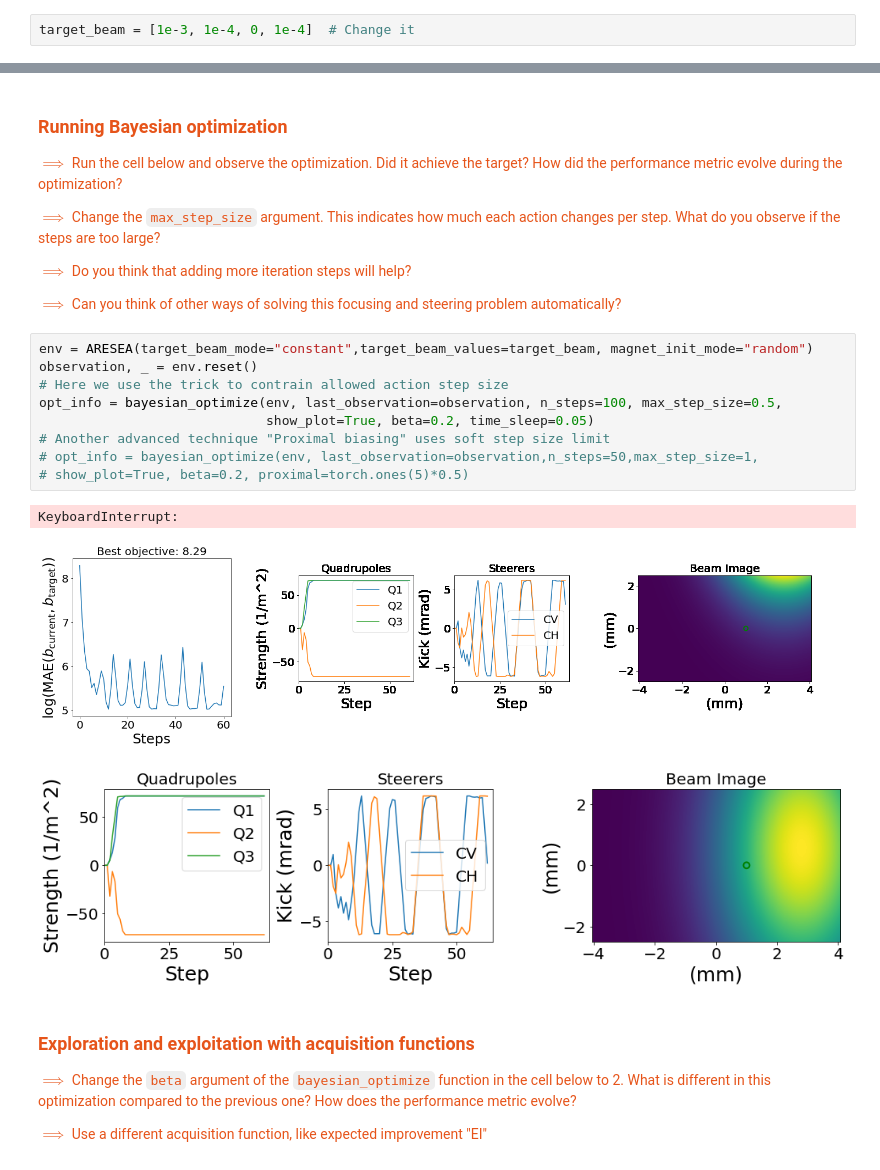
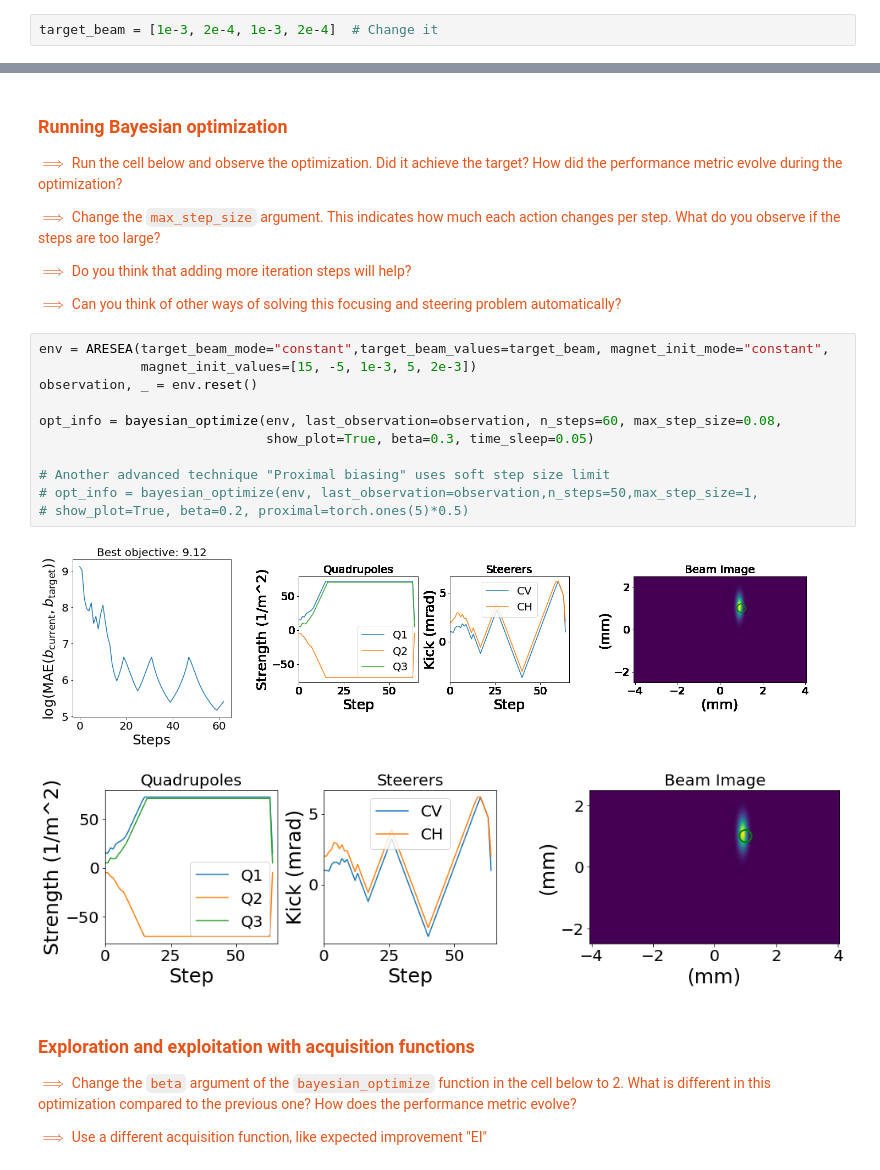
Before and after one commit to aoeftiger/TUDa-NMAP-14, a Jupyter notebook: lecture.ipynb, the cells around one changed output, grey strips where cells are left out. Drawn from its saved outputs; the diff is of its cells as text.

```diff
--- a/lecture.ipynb
+++ b/lecture.ipynb
@@ -506,7 +508,7 @@ for i in range(steps):
 <p style="color:#e6541a;">$\implies$ Take into account the dimensions of the screen ($\pm$ 2e-3 m)</p>
 <p style="color:#e6541a;">$\implies$ The target beam will be represented by a green circle on the screen</p>
 # %%
-target_beam = [1e-3, 1e-4, 0, 1e-4]  # Change it
+target_beam = [1e-3, 2e-4, 1e-3, 2e-4]  # Change it
 # %%
 env = ARESEA(target_beam_mode="constant",target_beam_values=target_beam,
              magnet_init_mode="constant", magnet_init_values=[15, -5, 1e-3, 15, 3e-3])
@@ -658,18 +660,19 @@ f(x) &= -\log(\mathrm{MAE}(b_\mathrm{current},b_\mathrm{target})) \\
 <p style="color:#e6541a;">$\implies$ Do you think that adding more iteration steps will help?</p>
 <p style="color:#e6541a;">$\implies$ Can you think of other ways of solving this focusing and steering problem automatically?</p>
 # %%
-env = ARESEA(target_beam_mode="constant",target_beam_values=target_beam, magnet_init_mode="random")
+env = ARESEA(target_beam_mode="constant",target_beam_values=target_beam, magnet_init_mode="constant",
+             magnet_init_values=[15, -5, 1e-3, 5, 2e-3])
 observation, _ = env.reset()
-# Here we use the trick to contrain allowed action step size
-opt_info = bayesian_optimize(env, last_observation=observation, n_steps=100, max_step_size=0.5,
-                             show_plot=True, beta=0.2, time_sleep=0.05)
+
+opt_info = bayesian_optimize(env, last_observation=observation, n_steps=60, max_step_size=0.08,
+                             show_plot=True, beta=0.3, time_sleep=0.05)
+
 # Another advanced technique "Proximal biasing" uses soft step size limit
 # opt_info = bayesian_optimize(env, last_observation=observation,n_steps=50,max_step_size=1,
 # show_plot=True, beta=0.2, proximal=torch.ones(5)*0.5)
 # %% [output]
-KeyboardInterrupt:
-[figure, old version]
+[figure, new version]
-[figure, old version]
+[figure, new version]
 # %% [markdown]
 <h3 style="color:#e6541a;">Exploration and exploitation with acquisition functions</h3>
 <p style="color:#e6541a;">$\implies$ Change the <code>beta</code> argument of the <code>bayesian_optimize</code> function in the cell below to 2. What is different in this optimization compared to the previous one? How does the performance metric evolve?</p>
```
Also changed, not shown: parts of 12 cells of this notebook.
